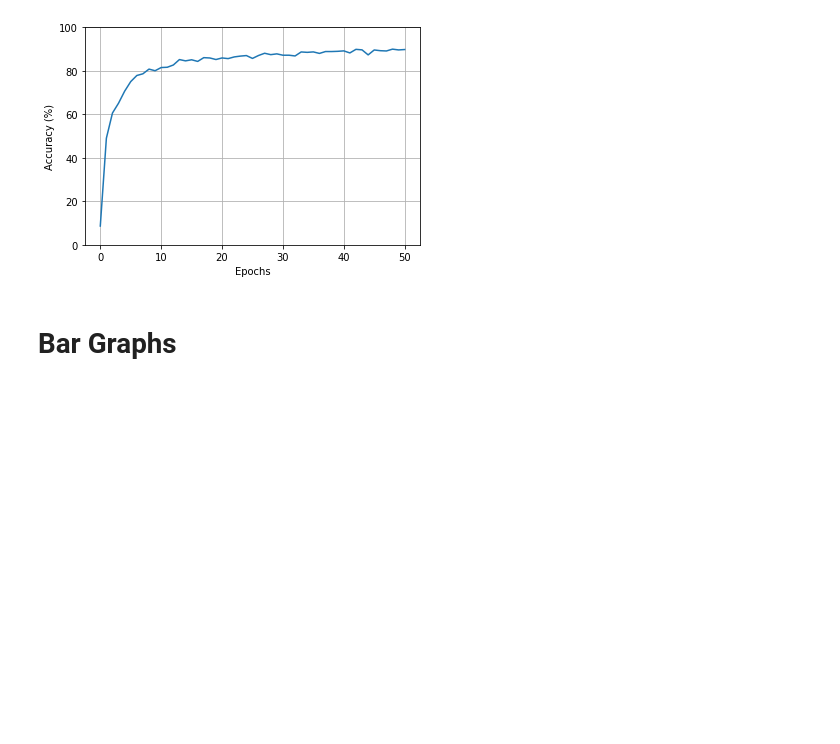
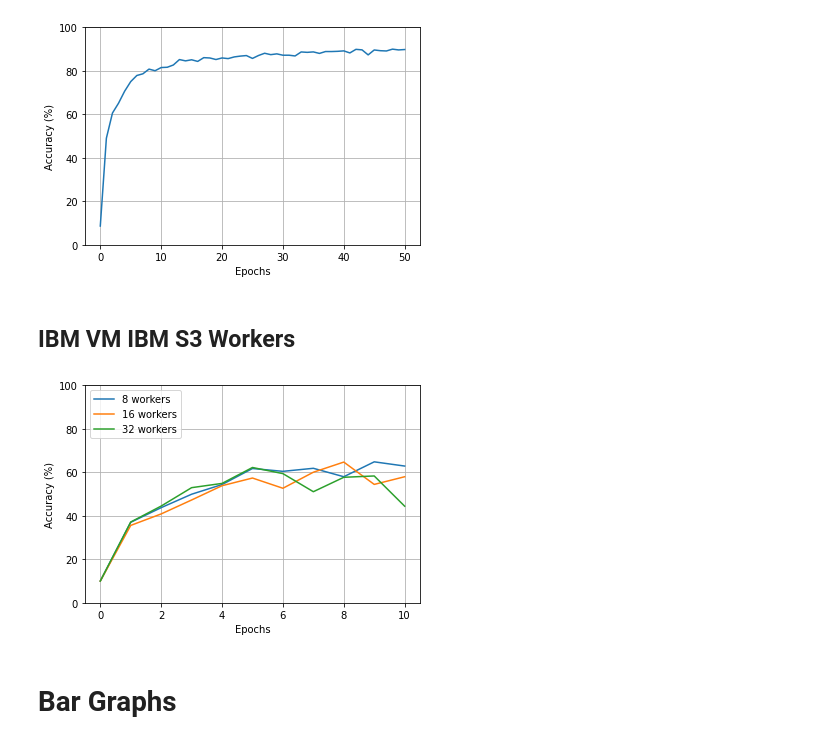
Before and after one commit to emyik/train-using-sion, a Jupyter notebook: plotData.ipynb, the cells around one changed output. Cells and saved outputs as stored; diff of their text form; code cells hidden in the pictures; blank space fills up the shorter version.

```diff
--- a/plotData.ipynb
+++ b/plotData.ipynb
@@ -17,6 +17,36 @@ plt.grid()
 plt.show()
 # %% [output]
 [figure]
+# %% [markdown]
+## IBM VM IBM S3 Workers
+# %%
+import pandas as pd
+from matplotlib import pyplot as plt
+
+df = pd.read_csv("data/ibm-s3-workers/ten-epochs/output-s3-w8-10.csv")
+df = df[df["type"] == 1]
+df['value1'] = df['value1'] * 100
+
+df1 = pd.read_csv("data/ibm-s3-workers/ten-epochs/output-s3-w16-10.csv")
+df1 = df1[df1["type"] == 1]
+df1['value1'] = df1['value1'] * 100
+
+df2 = pd.read_csv("data/ibm-s3-workers/ten-epochs/output-s3-w32-10.csv")
+df2 = df2[df2["type"] == 1]
+df2['value1'] = df2['value1'] * 100
+
+plt.plot(df["epoch"], df["value1"], label = "8 workers")
+plt.plot(df1["epoch"], df1["value1"], label = "16 workers")
+plt.plot(df2["epoch"], df2["value1"], label = "32 workers")
+
+plt.ylim([0, 100])
+plt.xlabel("Epochs")
+plt.ylabel("Accuracy (%)")
+plt.grid()
+plt.legend(loc="upper left")
+plt.show()
+# %% [output]
+[figure, added]
 # %% [markdown]
 # Bar Graphs
 # %% [markdown]
```
Also changed, not shown: parts of 4 cells of this notebook.
